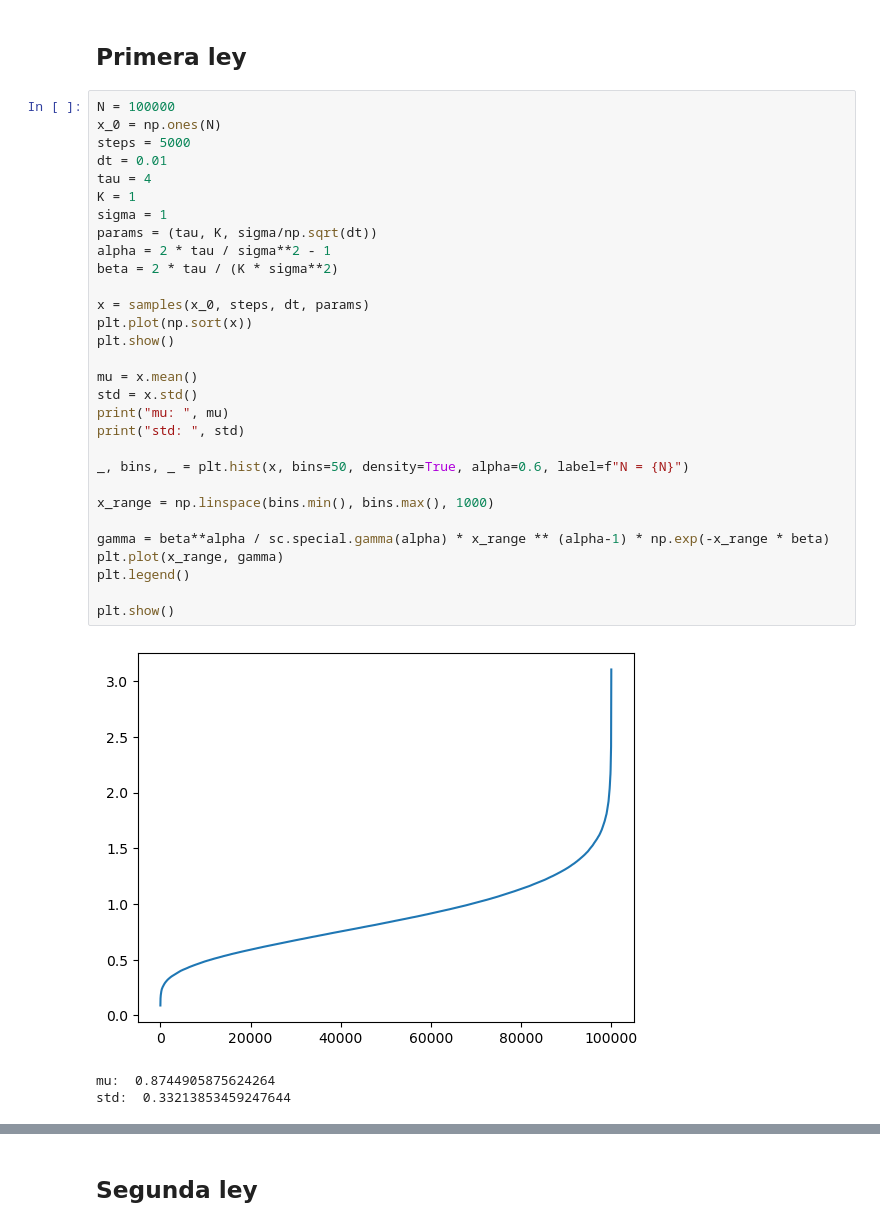
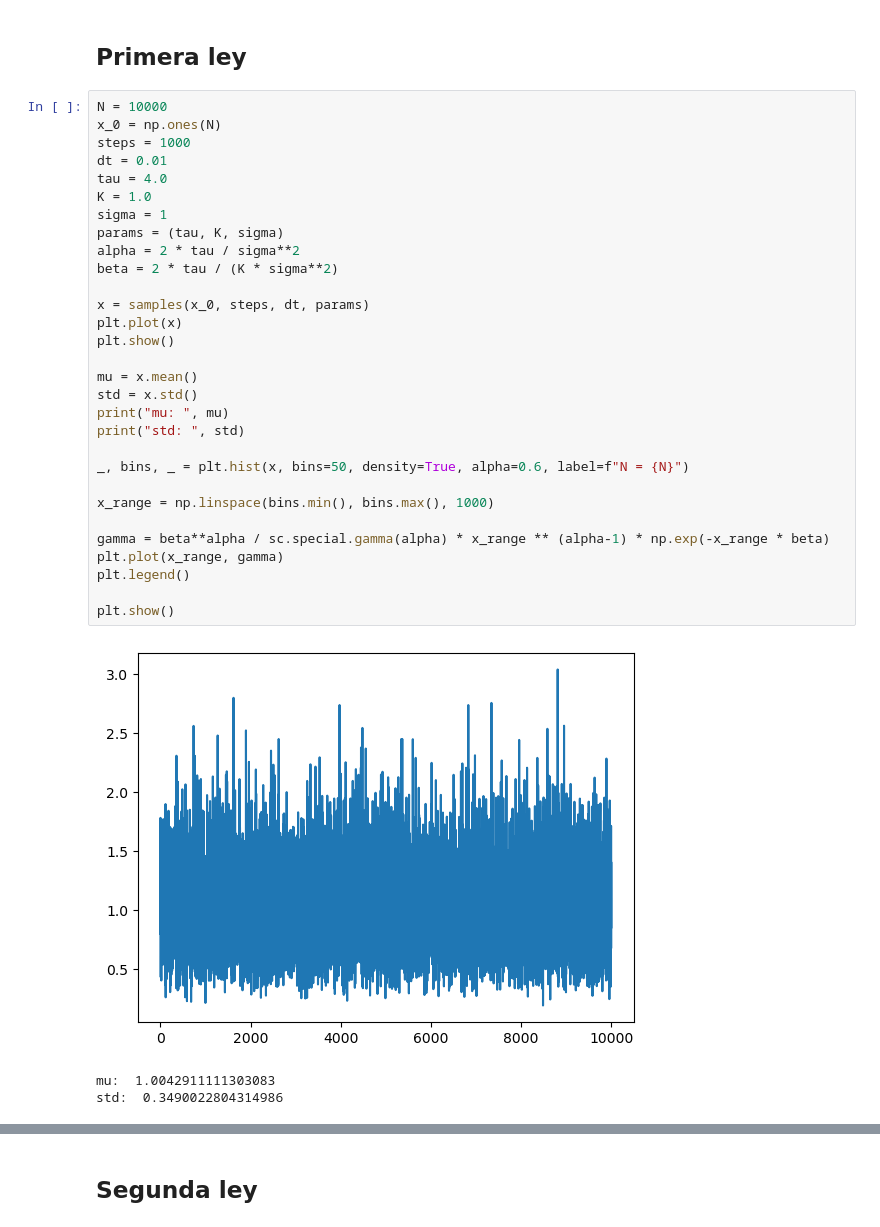
Before and after one commit to OlmoGH/Simulaciones, a Jupyter notebook: Random Walk/macroecological.ipynb, the cells around one changed output, grey strips where cells are left out. Saved outputs shown, nothing was run; the diff lists cells and outputs as text.

```diff
--- a/Random Walk/macroecological.ipynb
+++ b/Random Walk/macroecological.ipynb
@@ -40,36 +61,36 @@ def samples(x_0, steps, dt, params):
 # %% [markdown]
 ## Primera ley
 # %%
-N = 100000
+N = 10000
 x_0 = np.ones(N)
-steps = 5000
+steps = 1000
 dt = 0.01
-tau = 4
-K = 1
+tau = 4.0
+K = 1.0
 sigma = 1
-params = (tau, K, sigma/np.sqrt(dt))
-alpha = 2 * tau / sigma**2 - 1
+params = (tau, K, sigma)
+alpha = 2 * tau / sigma**2
 beta = 2 * tau / (K * sigma**2)
 
 x = samples(x_0, steps, dt, params)
-plt.plot(np.sort(x))
+plt.plot(x)
 plt.show()
 
 mu = x.mean()
 std = x.std()
 print("mu: ", mu)
 print("std: ", std)
 
 _, bins, _ = plt.hist(x, bins=50, density=True, alpha=0.6, label=f"N = {N}")
 
 x_range = np.linspace(bins.min(), bins.max(), 1000)
 
 gamma = beta**alpha / sc.special.gamma(alpha) * x_range ** (alpha-1) * np.exp(-x_range * beta)
 plt.plot(x_range, gamma)
 plt.legend()
 
 plt.show()
 # %% [output]
-[figure, old version]
+[figure, new version]
-mu:  0.8744905875624264
-std:  0.33213853459247644
+mu:  1.0042911111303083
+std:  0.3490022804314986
```
Also changed, not shown: parts of 7 cells of this notebook.
